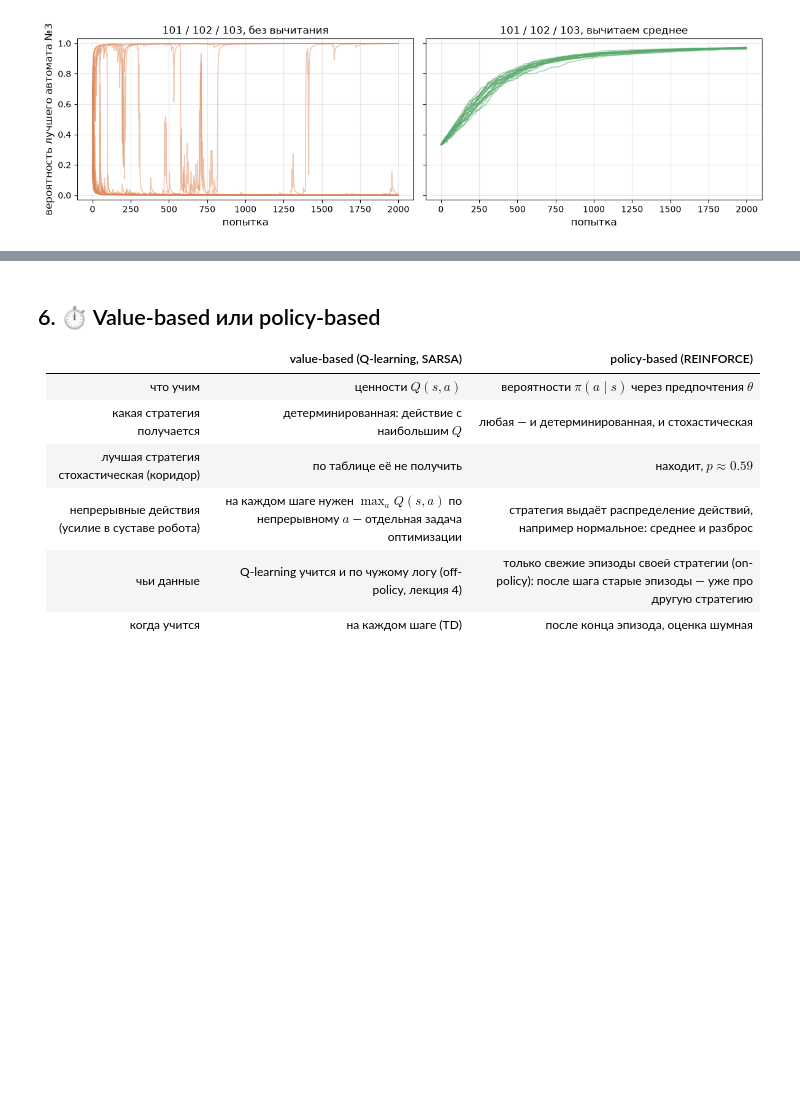
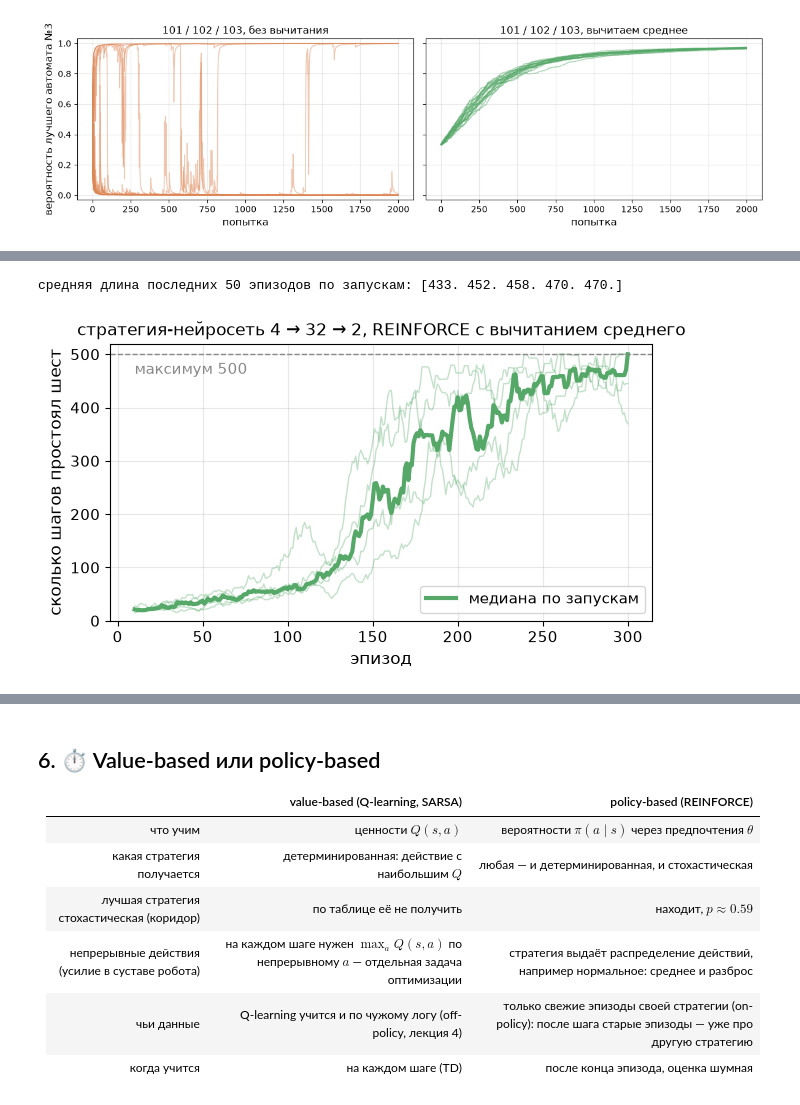
Before and after one commit to IlyaChichkanov/Reinforcement-learning, a Jupyter notebook: 05-policy-gradient/lecture/lecture.ipynb, the cells around one changed output, grey strips where cells are left out. Saved outputs shown, nothing was run; the diff lists cells and outputs as text; code cells hidden in the pictures; blank space fills up the shorter version.

```diff
--- a/05-policy-gradient/lecture/lecture.ipynb
+++ b/05-policy-gradient/lecture/lecture.ipynb
@@ -596,0 +614,44 @@ $$
+# %%
+import torch
+import gymnasium as gym
+
+def train_net(seed, n_episodes=300, lr=0.003, gamma=0.99):
+    # REINFORCE с вычитанием среднего; стратегия — нейросеть: состояние (4 числа) -> предпочтения (←, →)
+    torch.manual_seed(seed); rng = np.random.default_rng(seed)
+    net = torch.nn.Sequential(torch.nn.Linear(4, 32), torch.nn.Tanh(), torch.nn.Linear(32, 2))
+    opt = torch.optim.Adam(net.parameters(), lr=lr)
+    env = gym.make("CartPole-v1")
+    b, n, lengths = 0.0, 0, []
+    for episode in range(n_episodes):
+        s, _ = env.reset(seed=seed * 10_000 + episode)
+        states, actions, rewards = [], [], []
+        while True:                                          # играем эпизод стратегией-сетью
+            with torch.no_grad():
+                p_right = torch.softmax(net(torch.as_tensor(s, dtype=torch.float32)), dim=-1)[1].item()
+            a = int(rng.random() < p_right)                  # 1 — толчок →, 0 — толчок ←
+            s2, r, terminated, truncated, _ = env.step(a)
+            states.append(s); actions.append(a); rewards.append(r); s = s2
+            if terminated or truncated:
+                break
+        T = len(rewards)
+        G, acc = np.zeros(T), 0.0
+        for t in reversed(range(T)):                         # G_t — награды с шага t до конца
+            acc = rewards[t] + gamma * acc; G[t] = acc
+        logits = net(torch.as_tensor(np.array(states), dtype=torch.float32))
+        log_probs = torch.log_softmax(logits, dim=-1)[torch.arange(T), torch.as_tensor(actions)]
+        weights = torch.as_tensor(gamma ** np.arange(T) * (G - b), dtype=torch.float32)
+        # loss = −Σ_t γ^t (G_t − b) log π_θ(a_t | s_t): шаг против её градиента — шаг REINFORCE
+        loss = -(weights * log_probs).sum()
+        opt.zero_grad(); loss.backward(); opt.step()
+        for g in G:                                          # b — среднее G_t всех прошлых шагов, как у автоматов
+            n += 1; b += (g - b) / n
+        lengths.append(T)
+    return np.array(lengths)
+
+net_runs = np.array([train_net(seed) for seed in range(5)])
+print("средняя длина последних 50 эпизодов по запускам:", net_runs[:, -50:].mean(axis=1).round(0))
+plot_lengths(net_runs, title="стратегия-нейросеть 4 → 32 → 2, REINFORCE с вычитанием среднего")
+plt.show()
+# %% [output]
+средняя длина последних 50 эпизодов по запускам: [433. 452. 458. 470. 470.]
+[figure, added]
```
Also changed, not shown: parts of 6 cells of this notebook, 2 other files.
